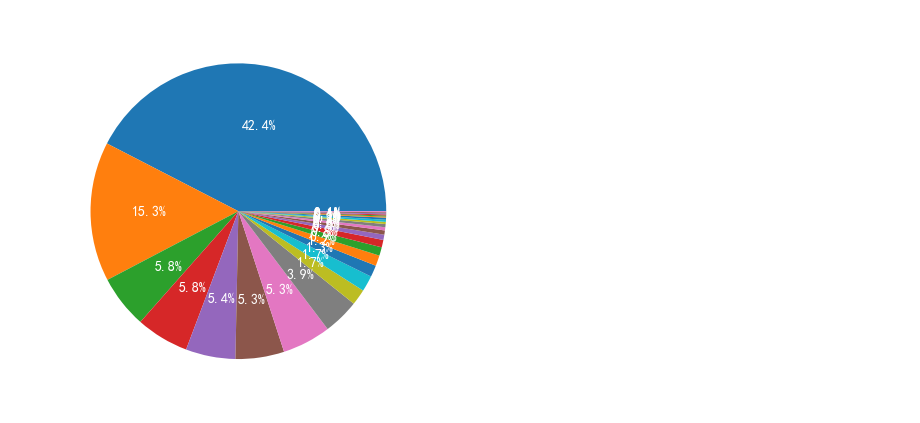
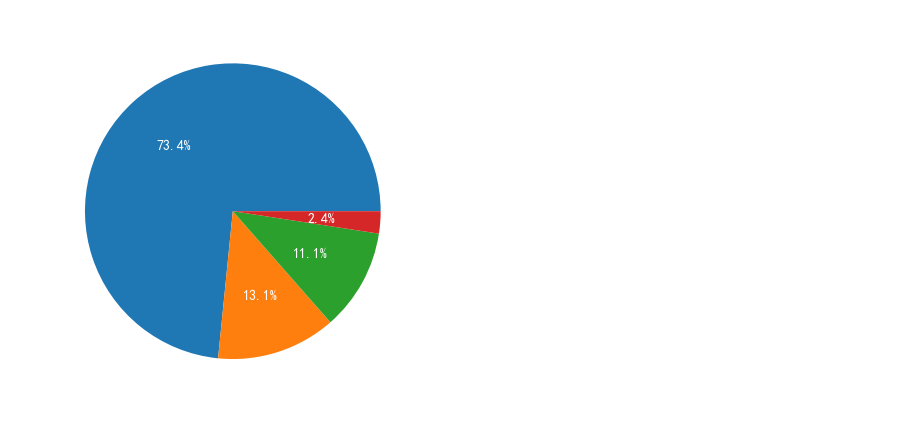
Before and after one commit to Xuyanli-Hub/xuyanli, a Jupyter notebook: output/description.ipynb, the cells around one changed output. Drawn from its saved outputs; the diff is of its cells as text; code cells hidden in the pictures.

```diff
--- a/output/description.ipynb
+++ b/output/description.ipynb
@@ -29,12 +29,12 @@ df['民族'].value_counts(normalize=True)
 Name: proportion, dtype: float64
 # %%
 
-x = df['民族'].value_counts().index
-y = df['民族'].value_counts(normalize=True).values * 100
+x = df['政治面貌'].value_counts().index
+y = df['政治面貌'].value_counts(normalize=True).values * 100
 fig, ax2 = plt.subplots()
-labels = df['民族'].value_counts().index
+labels = df['政治面貌'].value_counts().index
 ax2.pie(y,autopct='%1.1f%%',labels=labels,textprops=dict(color="w"))
 
 plt.show()
 # %% [output]
-[figure, old version]
+[figure, new version]
```
Also changed, not shown: parts of 11 cells of this notebook, 2 other files.
